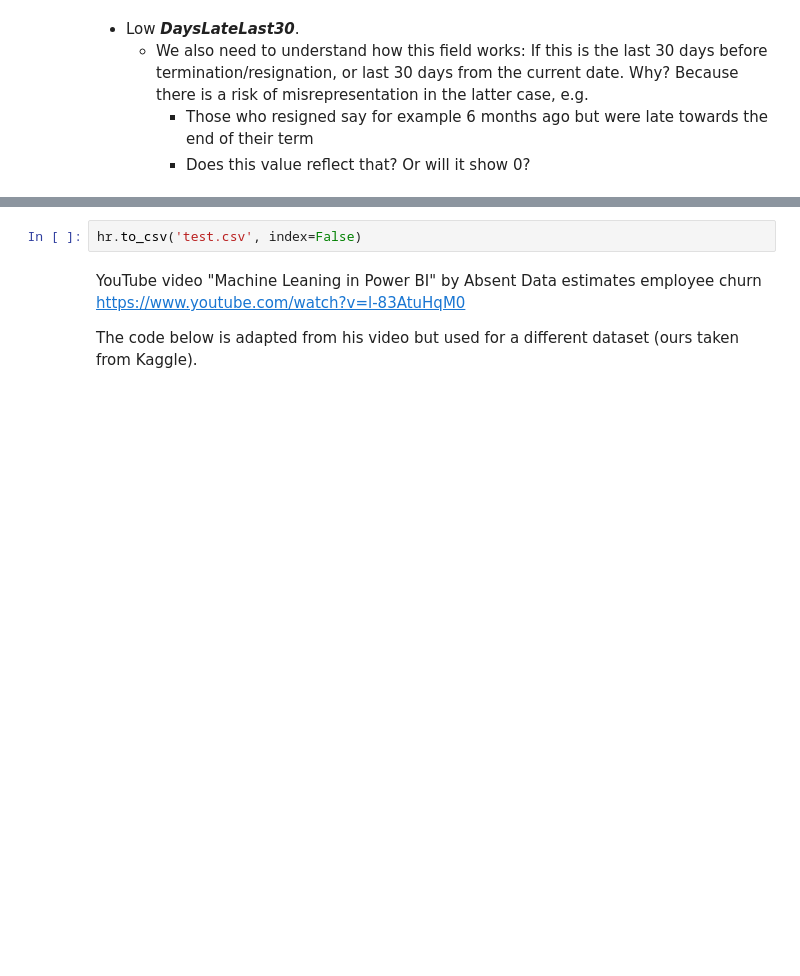
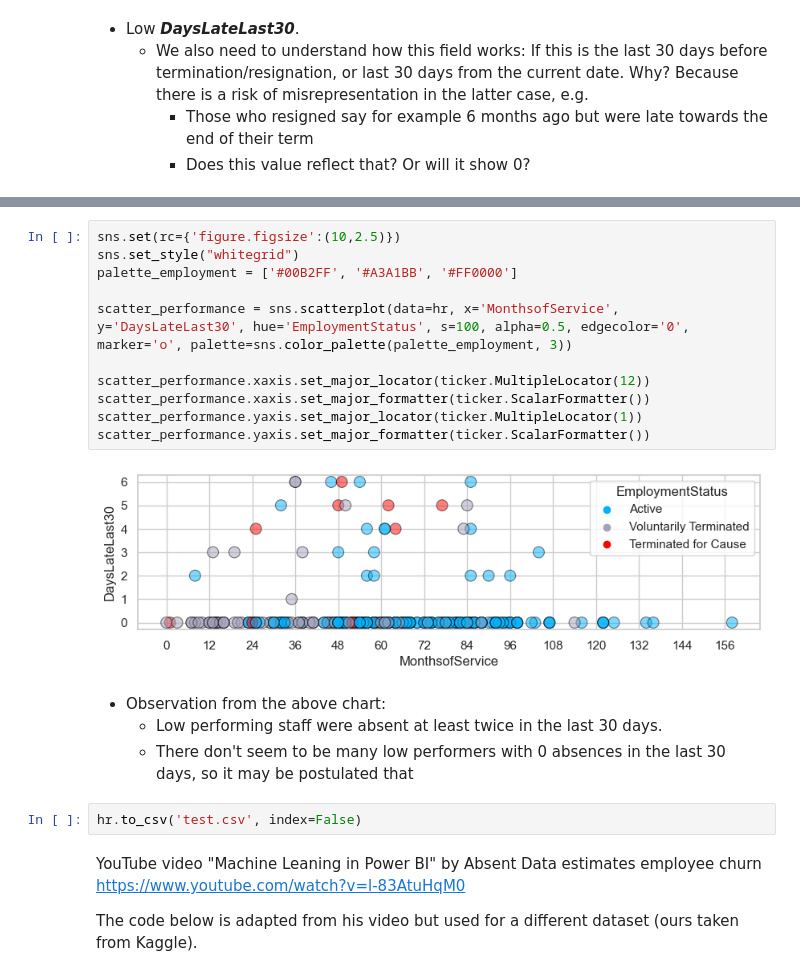
Before and after one commit to makuharistudio/data-visualisation-datasets, a Jupyter notebook: Human Resources/Human Resources.ipynb, the cells around one changed output, grey strips where cells are left out. Cells and saved outputs as stored; diff of their text form; blank space fills up the shorter version.

```diff
--- a/Human Resources/Human Resources.ipynb
+++ b/Human Resources/Human Resources.ipynb
@@ -975,3 +992,20 @@ scatter_performance.yaxis.set_major_formatter(ticker.ScalarFormatter())
+# %%
+sns.set(rc={'figure.figsize':(10,2.5)})
+sns.set_style("whitegrid")
+palette_employment = ['#00B2FF', '#A3A1BB', '#FF0000']
+
+scatter_performance = sns.scatterplot(data=hr, x='MonthsofService', y='DaysLateLast30', hue='EmploymentStatus', s=100, alpha=0.5, edgecolor='0', marker='o', palette=sns.color_palette(palette_employment, 3))
+
+scatter_performance.xaxis.set_major_locator(ticker.MultipleLocator(12))
+scatter_performance.xaxis.set_major_formatter(ticker.ScalarFormatter())
+scatter_performance.yaxis.set_major_locator(ticker.MultipleLocator(1))
+scatter_performance.yaxis.set_major_formatter(ticker.ScalarFormatter())
+# %% [output]
+[figure, added]
+# %% [markdown]
+- Observation from the above chart:
+  - Low performing staff were absent at least twice in the last 30 days.
+  - There don't seem to be many low performers with 0 absences in the last 30 days, so it may be postulated that
 # %%
 hr.to_csv('test.csv', index=False)
 # %% [markdown]
```
Also changed, not shown: parts of 7 cells of this notebook.
